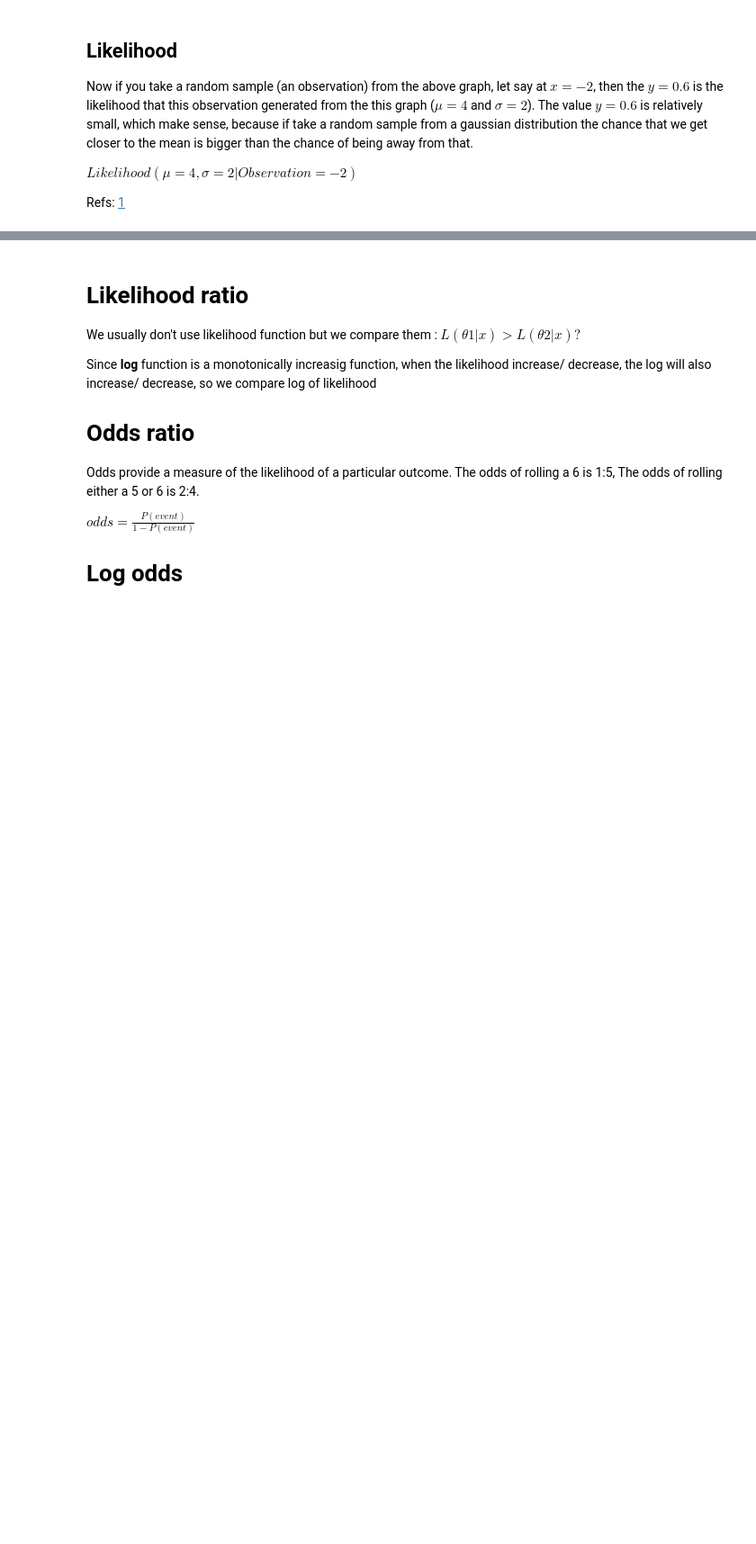
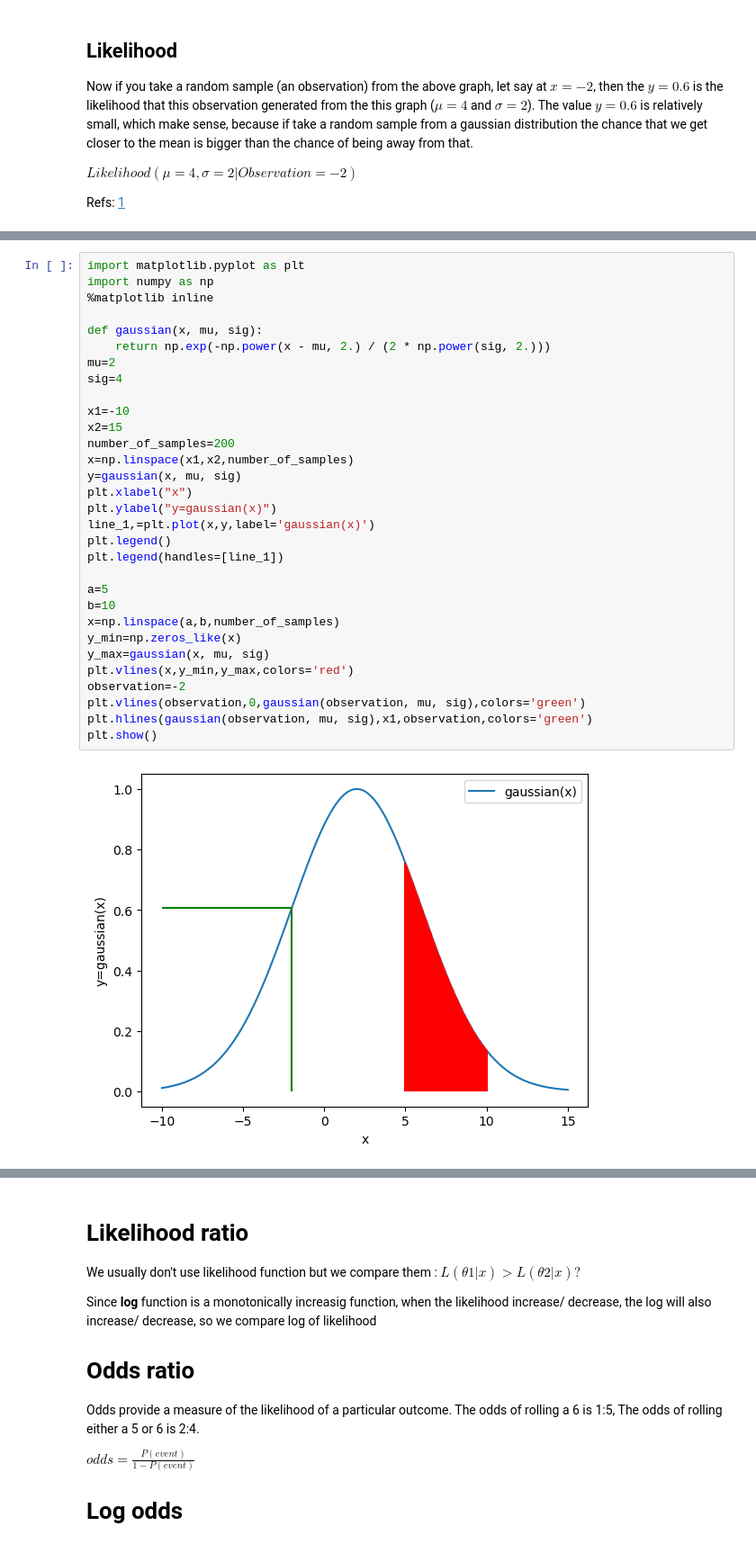
Before and after one commit to behnamasadi/PythonTutorial, a Jupyter notebook: probability/likelihood.ipynb, the cells around one changed output, grey strips where cells are left out. Shown at 90% size. Drawn from its saved outputs; the diff is of its cells as text; blank space fills up the shorter version.

```diff
--- a/probability/likelihood.ipynb
+++ b/probability/likelihood.ipynb
@@ -8 +81,34 @@ Refs: [1](https://www.youtube.com/watch?v=pYxNSUDSFH4&t=182s)
+# %%
+import matplotlib.pyplot as plt
+import numpy as np
+%matplotlib inline
+
+def gaussian(x, mu, sig):
+    return np.exp(-np.power(x - mu, 2.) / (2 * np.power(sig, 2.)))
+mu=2
+sig=4
+
+x1=-10
+x2=15
+number_of_samples=200
+x=np.linspace(x1,x2,number_of_samples)
+y=gaussian(x, mu, sig)
+plt.xlabel("x")
+plt.ylabel("y=gaussian(x)")
+line_1,=plt.plot(x,y,label='gaussian(x)')
+plt.legend()
+plt.legend(handles=[line_1])
+
+a=5
+b=10
+x=np.linspace(a,b,number_of_samples)
+y_min=np.zeros_like(x)
+y_max=gaussian(x, mu, sig)
+plt.vlines(x,y_min,y_max,colors='red')
+observation=-2
+plt.vlines(observation,0,gaussian(observation, mu, sig),colors='green')
+plt.hlines(gaussian(observation, mu, sig),x1,observation,colors='green')
+plt.show()
+# %% [output]
+[figure, added]
 # %% [markdown]
```
Also changed, not shown: parts of 9 cells of this notebook, 11 other files.
